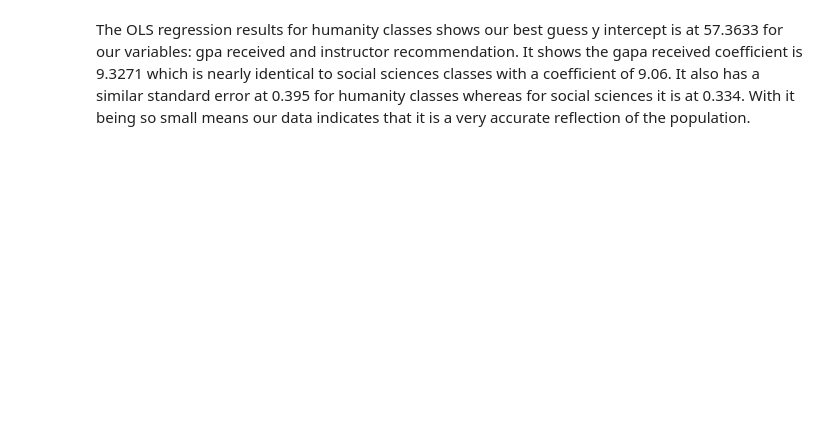
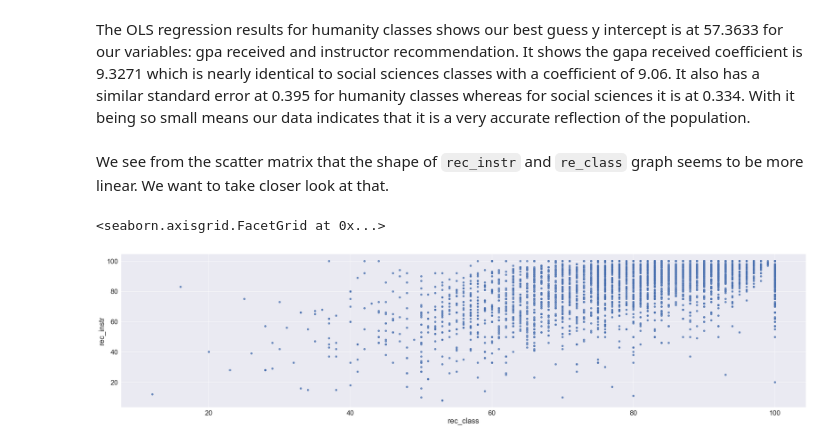
Before and after one commit to p-ghag/DataScience, a Jupyter notebook: EDACheckpoint_group046.ipynb, the cells around one changed output. Saved outputs shown, nothing was run; the diff lists cells and outputs as text; code cells hidden in the pictures; blank space fills up the shorter version.

```diff
--- a/EDACheckpoint_group046.ipynb
+++ b/EDACheckpoint_group046.ipynb
@@ -359,3 +377,10 @@ Notes:
 [1] Standard Errors assume that the covariance matrix of the errors is correctly specified.
 # %% [markdown]
 The OLS regression results for humanity classes shows our best guess y intercept is at 57.3633 for our variables: gpa received and instructor recommendation. It shows the gapa received coefficient is 9.3271 which is nearly identical to social sciences classes with a coefficient of 9.06. It also has a similar standard error at 0.395 for humanity classes whereas for social sciences it is at 0.334. With it being so small means our data indicates that it is a very accurate reflection of the population.
+# %% [markdown]
+We see from the scatter matrix that the shape of `rec_instr` and `re_class` graph seems to be more linear. We want to take closer look at that.
+# %%
+sns.lmplot(x='rec_class', y='rec_instr', data=cape_hum, fit_reg = False, height = 8, aspect = 4)
+# %% [output]
+<seaborn.axisgrid.FacetGrid at 0x...>
+[figure, added]
```
Also changed, not shown: parts of 36 cells of this notebook.
